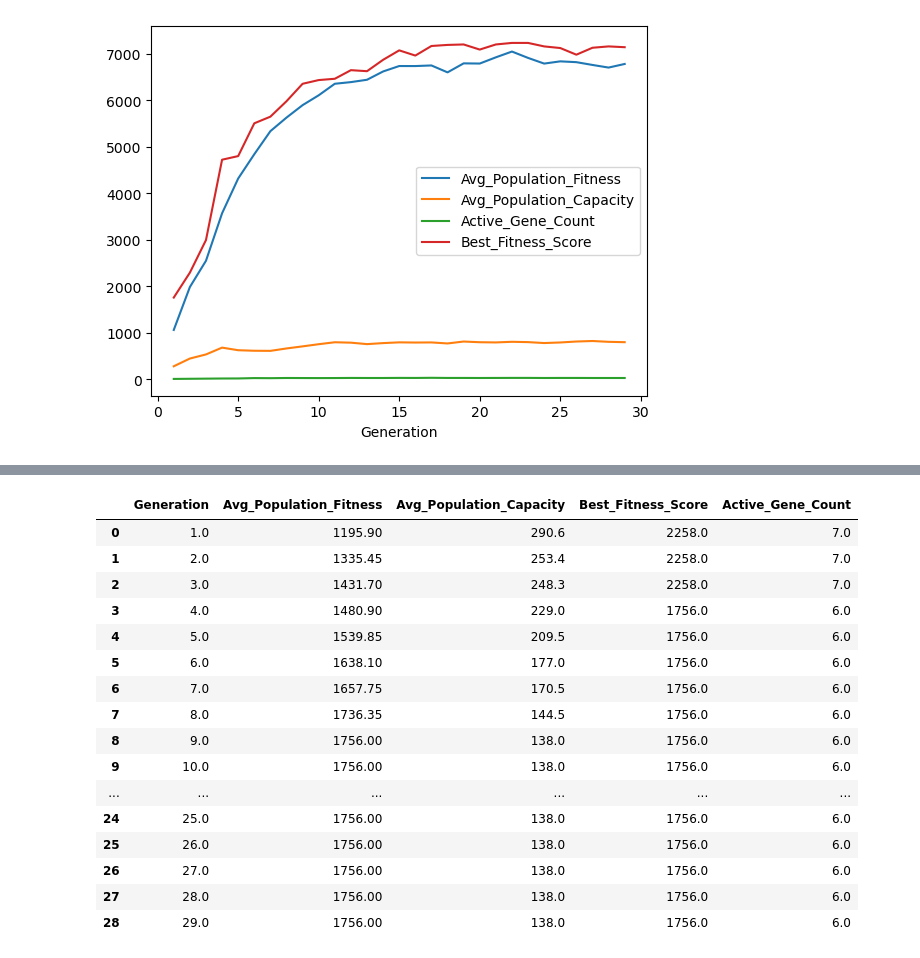
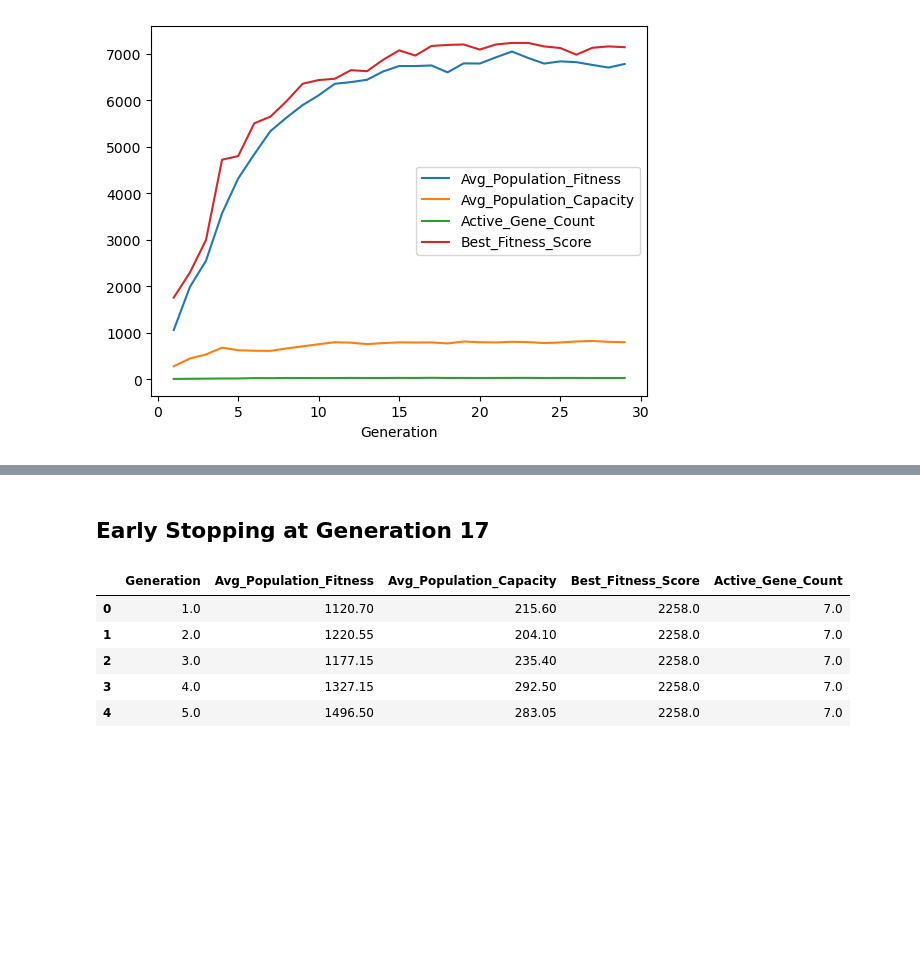
Before and after one commit to ajay-naidu-96/GeneticAlgo, a Jupyter notebook: notebooks/TheFancyStuff.ipynb, the cells around one changed output, grey strips where cells are left out. Drawn from its saved outputs; the diff is of its cells as text; code cells hidden in the pictures; blank space fills up the shorter version.

Commit message:
Early Stop code & Comparitive Analysis

```diff
--- a/notebooks/TheFancyStuff.ipynb
+++ b/notebooks/TheFancyStuff.ipynb
@@ -102,20 +83,13 @@ df1
-# %%
-df2
-# %% [output]
-|  | Generation | Avg_Population_Fitness | Avg_Population_Capacity | Best_Fitness_Score | Active_Gene_Count |
-| 0 | 1.0 | 1195.90 | 290.6 | 2258.0 | 7.0 |
-| 1 | 2.0 | 1335.45 | 253.4 | 2258.0 | 7.0 |
-| 2 | 3.0 | 1431.70 | 248.3 | 2258.0 | 7.0 |
-| 3 | 4.0 | 1480.90 | 229.0 | 1756.0 | 6.0 |
-| 4 | 5.0 | 1539.85 | 209.5 | 1756.0 | 6.0 |
-| 5 | 6.0 | 1638.10 | 177.0 | 1756.0 | 6.0 |
-| 6 | 7.0 | 1657.75 | 170.5 | 1756.0 | 6.0 |
-| 7 | 8.0 | 1736.35 | 144.5 | 1756.0 | 6.0 |
-| 8 | 9.0 | 1756.00 | 138.0 | 1756.0 | 6.0 |
-| 9 | 10.0 | 1756.00 | 138.0 | 1756.0 | 6.0 |
-| ... | ... | ... | ... | ... | ... |
-| 24 | 25.0 | 1756.00 | 138.0 | 1756.0 | 6.0 |
-| 25 | 26.0 | 1756.00 | 138.0 | 1756.0 | 6.0 |
-| 26 | 27.0 | 1756.00 | 138.0 | 1756.0 | 6.0 |
-| 27 | 28.0 | 1756.00 | 138.0 | 1756.0 | 6.0 |
-| 28 | 29.0 | 1756.00 | 138.0 | 1756.0 | 6.0 |
+# %% [markdown]
+## Early Stopping at Generation 17
+# %%
+df5 = pd.read_csv('../output/selection_tournament_17_generation_config_1.csv')
+df5 = df5.rename(columns={'Active_Gene_Count': 'Best_Fitness_Score', 'Best_Fitness_Score': 'Active_Gene_Count'})
+df5.head()
+# %% [output]
+|  | Generation | Avg_Population_Fitness | Avg_Population_Capacity | Best_Fitness_Score | Active_Gene_Count |
+| 0 | 1.0 | 1120.70 | 215.60 | 2258.0 | 7.0 |
+| 1 | 2.0 | 1220.55 | 204.10 | 2258.0 | 7.0 |
+| 2 | 3.0 | 1177.15 | 235.40 | 2258.0 | 7.0 |
+| 3 | 4.0 | 1327.15 | 292.50 | 2258.0 | 7.0 |
+| 4 | 5.0 | 1496.50 | 283.05 | 2258.0 | 7.0 |
```
Also changed, not shown: parts of 5 cells of this notebook, 2 other files.
